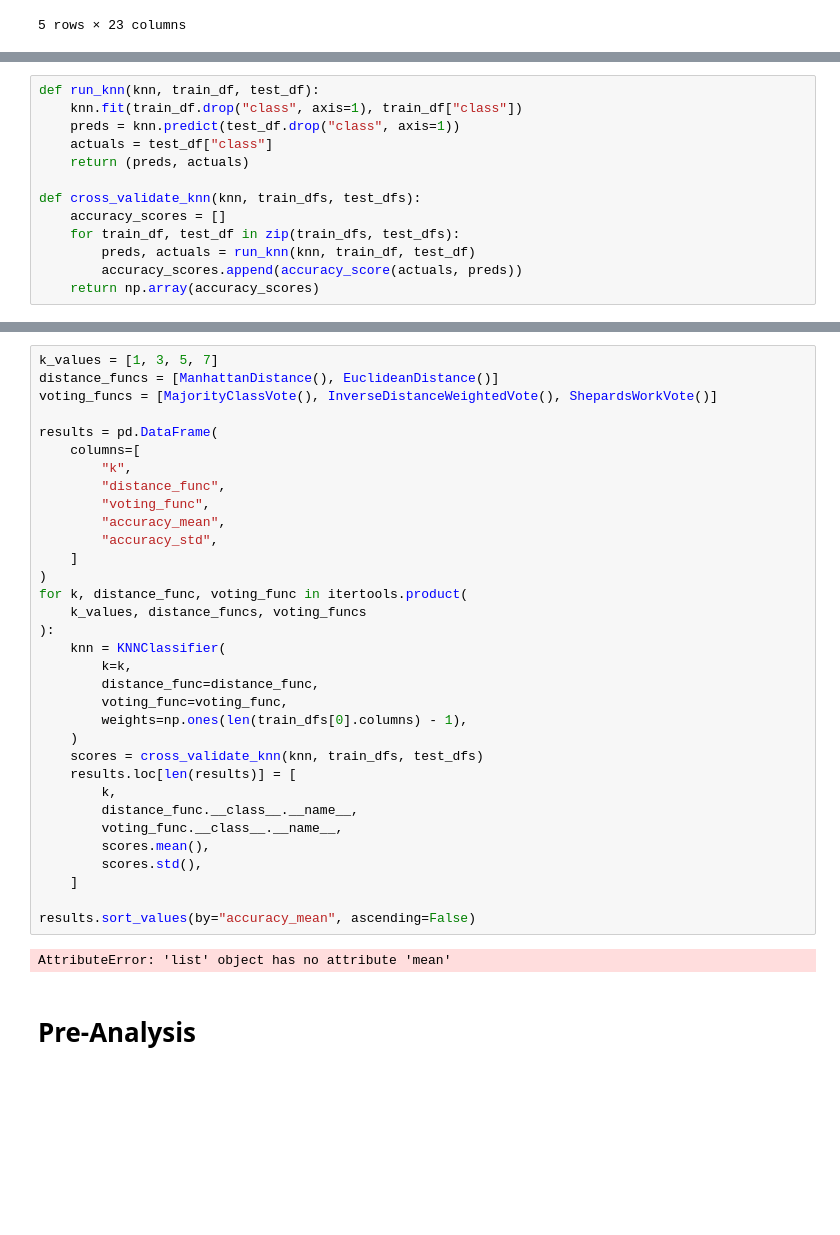
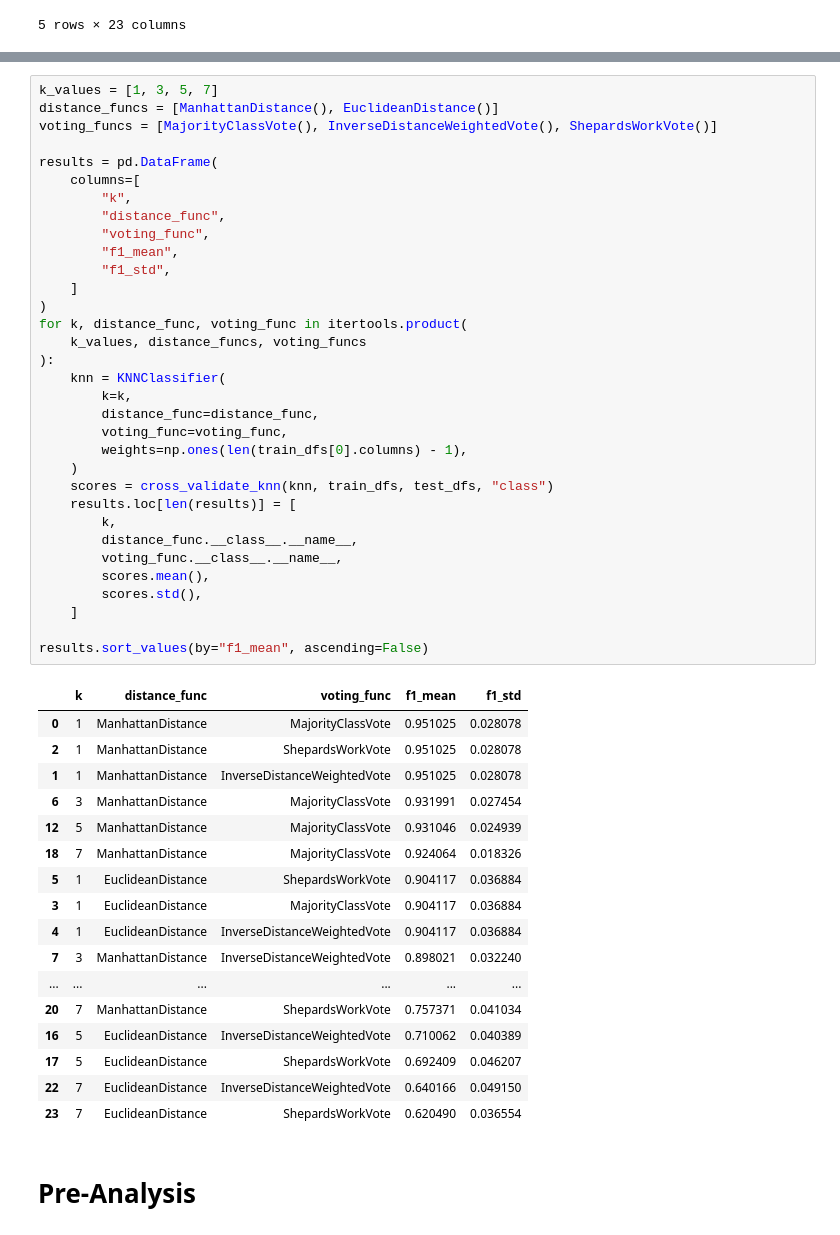
Before and after one commit to ZachParent/mai-intro-to-machine-learning, a Jupyter notebook: work2/mushroom.ipynb, the cells around one changed output, grey strips where cells are left out. Cells and saved outputs as stored; diff of their text form; blank space fills up the shorter version.

```diff
--- a/work2/mushroom.ipynb
+++ b/work2/mushroom.ipynb
@@ -53,16 +51,3 @@ train_dfs[0].head()
-# %%
-def run_knn(knn, train_df, test_df):
-    knn.fit(train_df.drop("class", axis=1), train_df["class"])
-    preds = knn.predict(test_df.drop("class", axis=1))
-    actuals = test_df["class"]
-    return (preds, actuals)
-
-def cross_validate_knn(knn, train_dfs, test_dfs):
-    accuracy_scores = []
-    for train_df, test_df in zip(train_dfs, test_dfs):
-        preds, actuals = run_knn(knn, train_df, test_df)
-        accuracy_scores.append(accuracy_score(actuals, preds))
-    return np.array(accuracy_scores)
 # %%
 knn = KNNClassifier(
     k=3,
@@ -76,38 +62,54 @@ KeyboardInterrupt:
 # %%
 k_values = [1, 3, 5, 7]
 distance_funcs = [ManhattanDistance(), EuclideanDistance()]
 voting_funcs = [MajorityClassVote(), InverseDistanceWeightedVote(), ShepardsWorkVote()]
 
 results = pd.DataFrame(
     columns=[
         "k",
         "distance_func",
         "voting_func",
-        "accuracy_mean",
-        "accuracy_std",
+        "f1_mean",
+        "f1_std",
     ]
 )
 for k, distance_func, voting_func in itertools.product(
     k_values, distance_funcs, voting_funcs
 ):
     knn = KNNClassifier(
         k=k,
         distance_func=distance_func,
         voting_func=voting_func,
         weights=np.ones(len(train_dfs[0].columns) - 1),
     )
-    scores = cross_validate_knn(knn, train_dfs, test_dfs)
+    scores = cross_validate_knn(knn, train_dfs, test_dfs, "class")
     results.loc[len(results)] = [
         k,
         distance_func.__class__.__name__,
         voting_func.__class__.__name__,
         scores.mean(),
         scores.std(),
     ]
 
-results.sort_values(by="accuracy_mean", ascending=False)
+results.sort_values(by="f1_mean", ascending=False)
 # %% [output]
-AttributeError: 'list' object has no attribute 'mean'
+|  | k | distance_func | voting_func | f1_mean | f1_std |
+| 0 | 1 | ManhattanDistance | MajorityClassVote | 0.951025 | 0.028078 |
+| 2 | 1 | ManhattanDistance | ShepardsWorkVote | 0.951025 | 0.028078 |
+| 1 | 1 | ManhattanDistance | InverseDistanceWeightedVote | 0.951025 | 0.028078 |
+| 6 | 3 | ManhattanDistance | MajorityClassVote | 0.931991 | 0.027454 |
+| 12 | 5 | ManhattanDistance | MajorityClassVote | 0.931046 | 0.024939 |
+| 18 | 7 | ManhattanDistance | MajorityClassVote | 0.924064 | 0.018326 |
+| 5 | 1 | EuclideanDistance | ShepardsWorkVote | 0.904117 | 0.036884 |
+| 3 | 1 | EuclideanDistance | MajorityClassVote | 0.904117 | 0.036884 |
+| 4 | 1 | EuclideanDistance | InverseDistanceWeightedVote | 0.904117 | 0.036884 |
+| 7 | 3 | ManhattanDistance | InverseDistanceWeightedVote | 0.898021 | 0.032240 |
+| ... | ... | ... | ... | ... | ... |
+| 20 | 7 | ManhattanDistance | ShepardsWorkVote | 0.757371 | 0.041034 |
+| 16 | 5 | EuclideanDistance | InverseDistanceWeightedVote | 0.710062 | 0.040389 |
+| 17 | 5 | EuclideanDistance | ShepardsWorkVote | 0.692409 | 0.046207 |
+| 22 | 7 | EuclideanDistance | InverseDistanceWeightedVote | 0.640166 | 0.049150 |
+| 23 | 7 | EuclideanDistance | ShepardsWorkVote | 0.620490 | 0.036554 |
 # %% [markdown]
 # Pre-Analysis
 # %%
```
Also changed, not shown: parts of 3 cells of this notebook, 2 other files.
